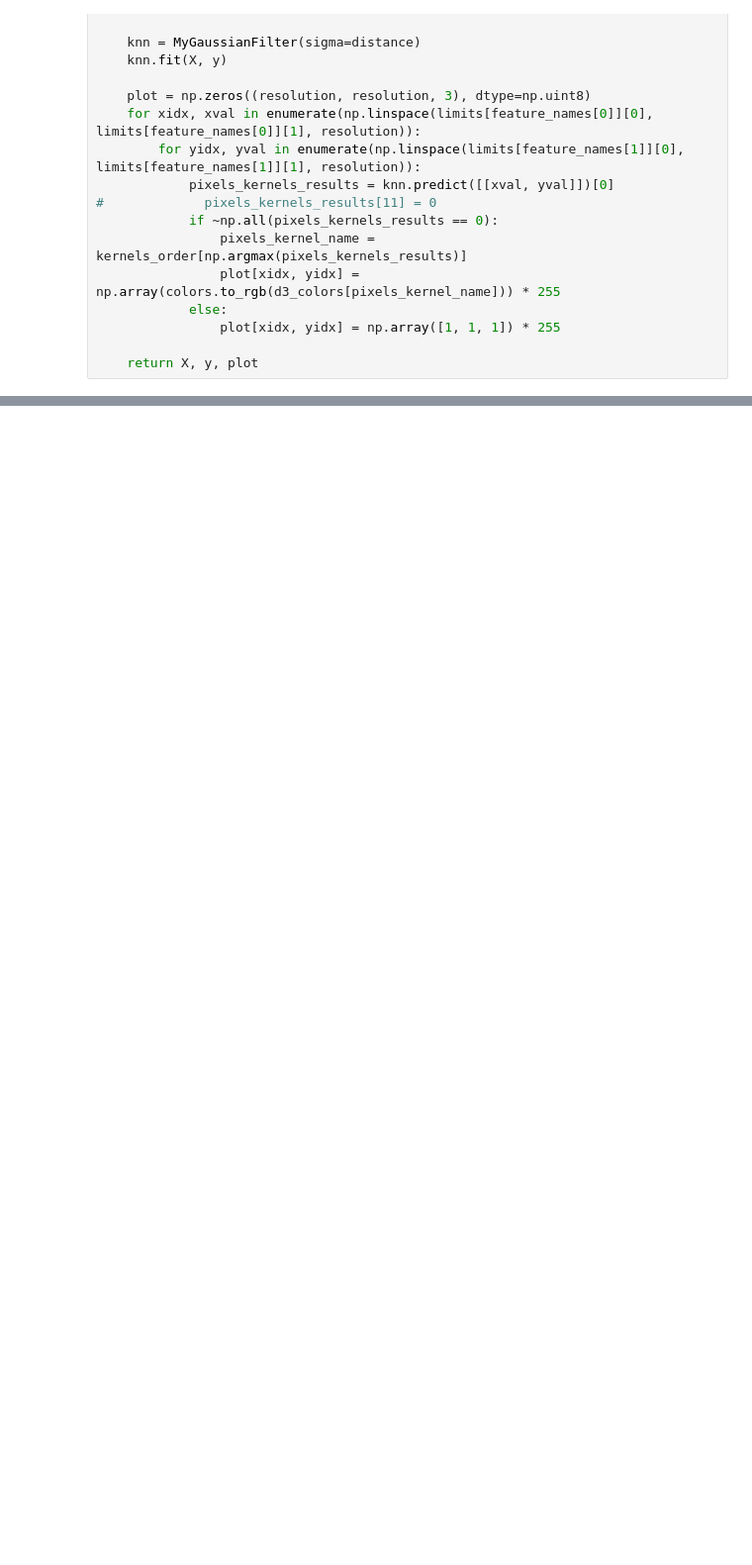
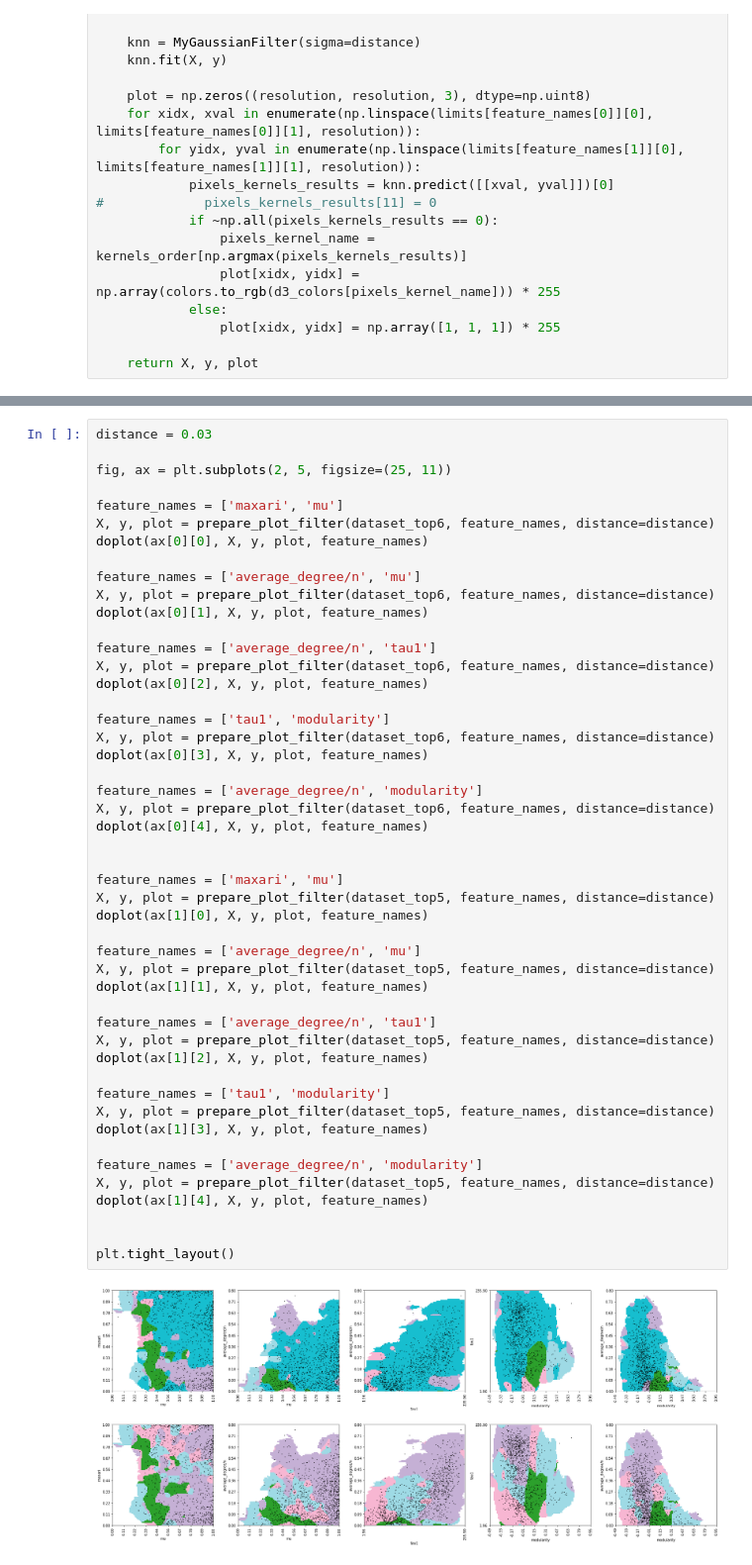
Before and after one commit to vlivashkin/pygkernels-experiments, a Jupyter notebook: experiments/init/montecarlo_lfr_analyse-redetect.ipynb, the cells around one changed output, grey strips where cells are left out. Shown at 99% size. Drawn from its saved outputs; the diff is of its cells as text; blank space fills up the shorter version.

```diff
--- a/experiments/init/montecarlo_lfr_analyse-redetect.ipynb
+++ b/experiments/init/montecarlo_lfr_analyse-redetect.ipynb
@@ -443,0 +587,50 @@ def doplot(ax, X, y, plot, feature_names):
+# %%
+distance = 0.03
+
+fig, ax = plt.subplots(2, 5, figsize=(25, 11))
+
+feature_names = ['maxari', 'mu']
+X, y, plot = prepare_plot_filter(dataset_top6, feature_names, distance=distance)
+doplot(ax[0][0], X, y, plot, feature_names)
+
+feature_names = ['average_degree/n', 'mu']
+X, y, plot = prepare_plot_filter(dataset_top6, feature_names, distance=distance)
+doplot(ax[0][1], X, y, plot, feature_names)
+
+feature_names = ['average_degree/n', 'tau1']
+X, y, plot = prepare_plot_filter(dataset_top6, feature_names, distance=distance)
+doplot(ax[0][2], X, y, plot, feature_names)
+
+feature_names = ['tau1', 'modularity']
+X, y, plot = prepare_plot_filter(dataset_top6, feature_names, distance=distance)
+doplot(ax[0][3], X, y, plot, feature_names)
+
+feature_names = ['average_degree/n', 'modularity']
+X, y, plot = prepare_plot_filter(dataset_top6, feature_names, distance=distance)
+doplot(ax[0][4], X, y, plot, feature_names)
+
+
+feature_names = ['maxari', 'mu']
+X, y, plot = prepare_plot_filter(dataset_top5, feature_names, distance=distance)
+doplot(ax[1][0], X, y, plot, feature_names)
+
+feature_names = ['average_degree/n', 'mu']
+X, y, plot = prepare_plot_filter(dataset_top5, feature_names, distance=distance)
+doplot(ax[1][1], X, y, plot, feature_names)
+
+feature_names = ['average_degree/n', 'tau1']
+X, y, plot = prepare_plot_filter(dataset_top5, feature_names, distance=distance)
+doplot(ax[1][2], X, y, plot, feature_names)
+
+feature_names = ['tau1', 'modularity']
+X, y, plot = prepare_plot_filter(dataset_top5, feature_names, distance=distance)
+doplot(ax[1][3], X, y, plot, feature_names)
+
+feature_names = ['average_degree/n', 'modularity']
+X, y, plot = prepare_plot_filter(dataset_top5, feature_names, distance=distance)
+doplot(ax[1][4], X, y, plot, feature_names)
+
+
+plt.tight_layout()
+# %% [output]
+[figure, added]
```
Also changed, not shown: parts of 65 cells of this notebook, 33 other files.
